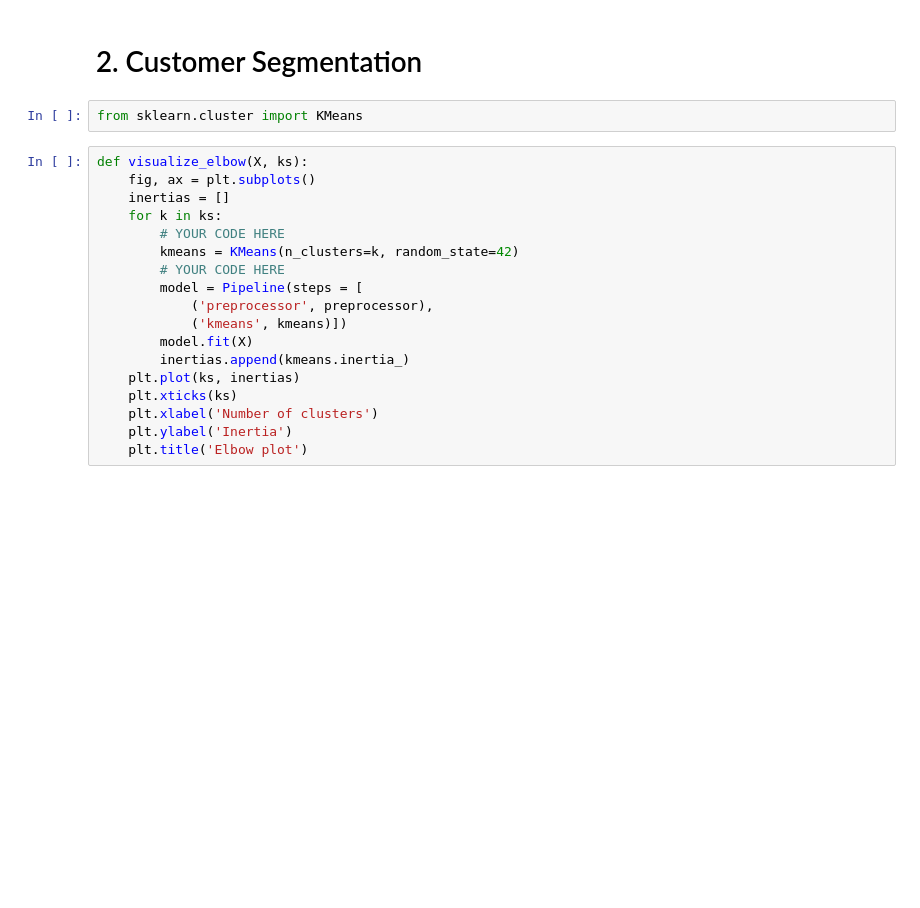
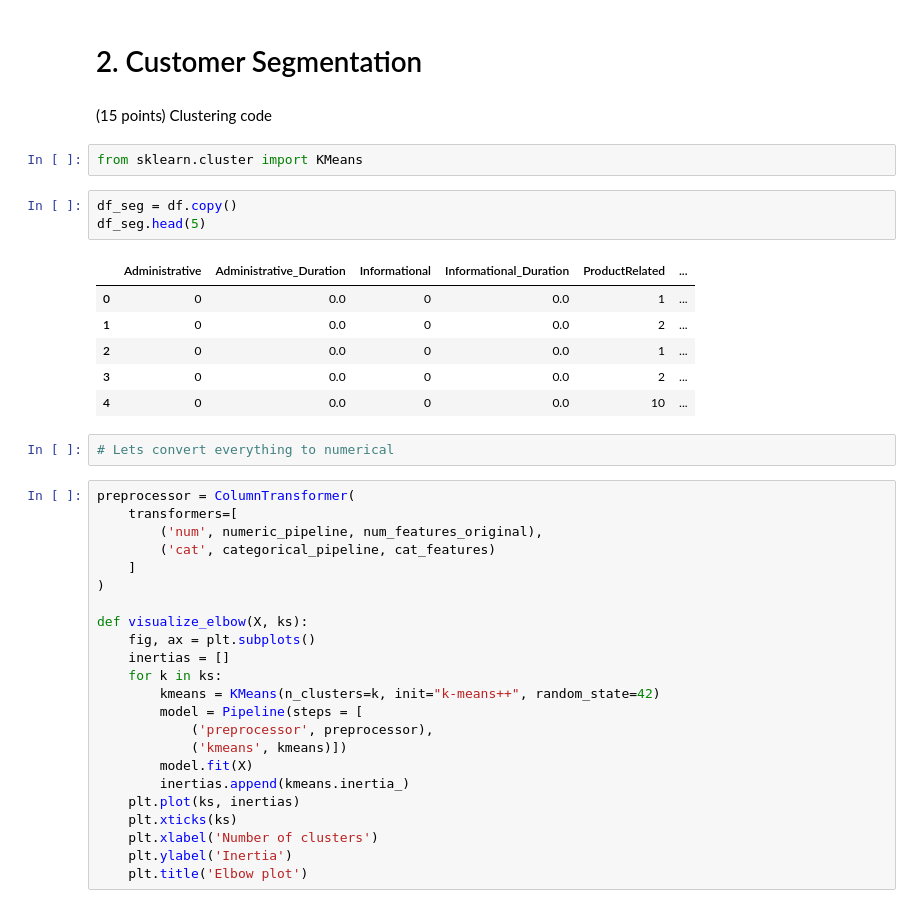
Before and after one commit to punjab/MLE-8, a Jupyter notebook: assignments/week-8-semisupervised-unsuperivsed-selfsupervised/midterm/midterm.ipynb, the cells around one changed output. Drawn from its saved outputs; the diff is of its cells as text; blank space fills up the shorter version.

```diff
--- a/assignments/week-8-semisupervised-unsuperivsed-selfsupervised/midterm/midterm.ipynb
+++ b/assignments/week-8-semisupervised-unsuperivsed-selfsupervised/midterm/midterm.ipynb
@@ -273,15 +286,34 @@ confusion matrix:
 # %% [markdown]
 # 2. Customer Segmentation
+# %% [markdown]
+(15 points) Clustering code
 # %%
 from sklearn.cluster import KMeans
+# %%
+df_seg = df.copy()
+df_seg.head(5)
+# %% [output]
+|  | Administrative | Administrative_Duration | Informational | Informational_Duration | ProductRelated | ... |
+| 0 | 0 | 0.0 | 0 | 0.0 | 1 | ... |
+| 1 | 0 | 0.0 | 0 | 0.0 | 2 | ... |
+| 2 | 0 | 0.0 | 0 | 0.0 | 1 | ... |
+| 3 | 0 | 0.0 | 0 | 0.0 | 2 | ... |
+| 4 | 0 | 0.0 | 0 | 0.0 | 10 | ... |
+# %%
+# Lets convert everything to numerical
 # %%
+preprocessor = ColumnTransformer(
+    transformers=[
+        ('num', numeric_pipeline, num_features_original),
+        ('cat', categorical_pipeline, cat_features)
+    ]
+)
+
 def visualize_elbow(X, ks):
     fig, ax = plt.subplots()
     inertias = []
     for k in ks:
-        # YOUR CODE HERE
-        kmeans = KMeans(n_clusters=k, random_state=42)
-        # YOUR CODE HERE
+        kmeans = KMeans(n_clusters=k, init="k-means++", random_state=42)
         model = Pipeline(steps = [
             ('preprocessor', preprocessor),
             ('kmeans', kmeans)])
```
Also changed, not shown: parts of 29 cells of this notebook.
